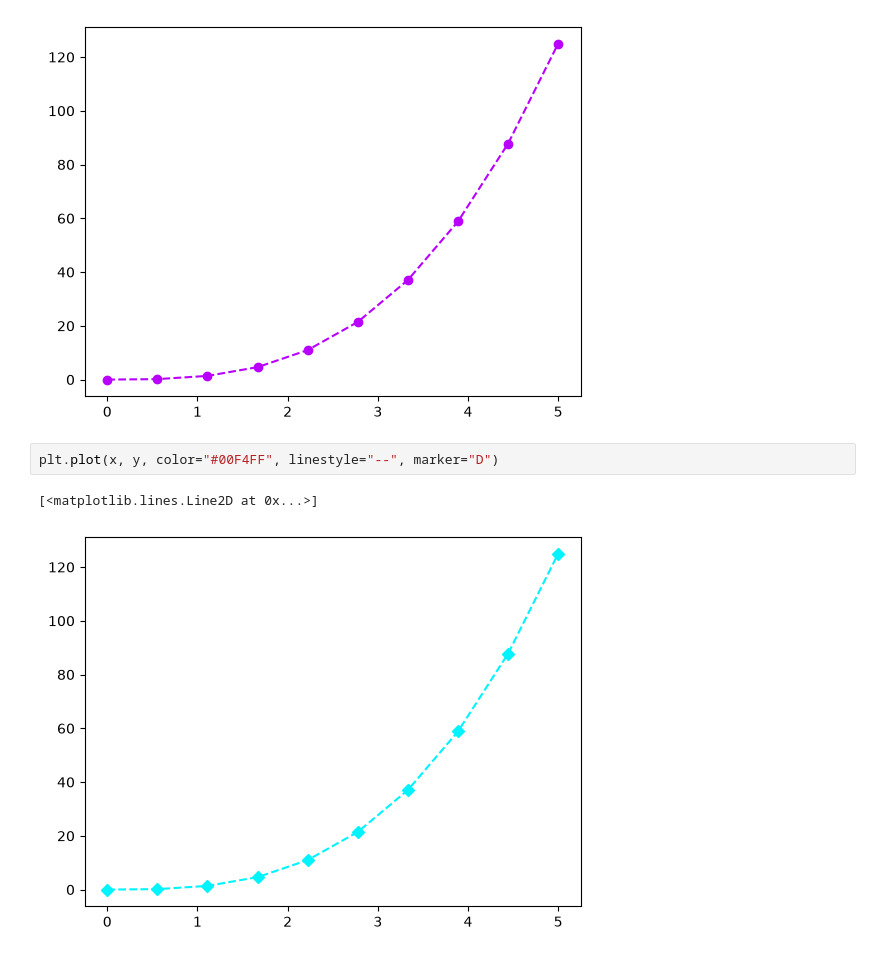
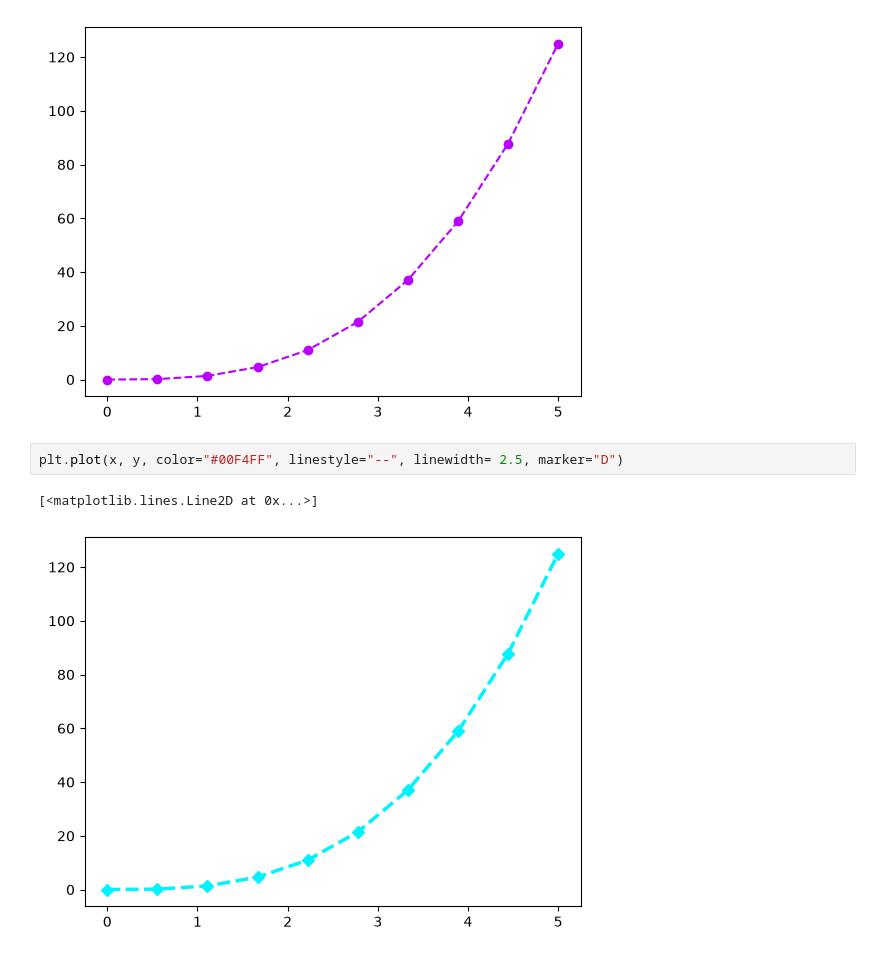
Before and after one commit to marcell-llerena/dataengineer-g1, a Jupyter notebook: fundamentos_pandas/notebooks/11_introduccion_matplotlib.ipynb, the cells around one changed output. Saved outputs shown, nothing was run; the diff lists cells and outputs as text.

```diff
--- a/fundamentos_pandas/notebooks/11_introduccion_matplotlib.ipynb
+++ b/fundamentos_pandas/notebooks/11_introduccion_matplotlib.ipynb
@@ -43,7 +43,7 @@ plt.plot(x, y, color="#B900FF", linestyle="--", marker="o")
 [<matplotlib.lines.Line2D at 0x...>]
 [figure]
 # %%
-plt.plot(x, y, color="#00F4FF", linestyle="--", marker="D")
+plt.plot(x, y, color="#00F4FF", linestyle="--", linewidth= 2.5, marker="D")
 # %% [output]
 [<matplotlib.lines.Line2D at 0x...>]
-[figure, old version]
+[figure, new version]
```
Also changed, not shown: 1 other file.
